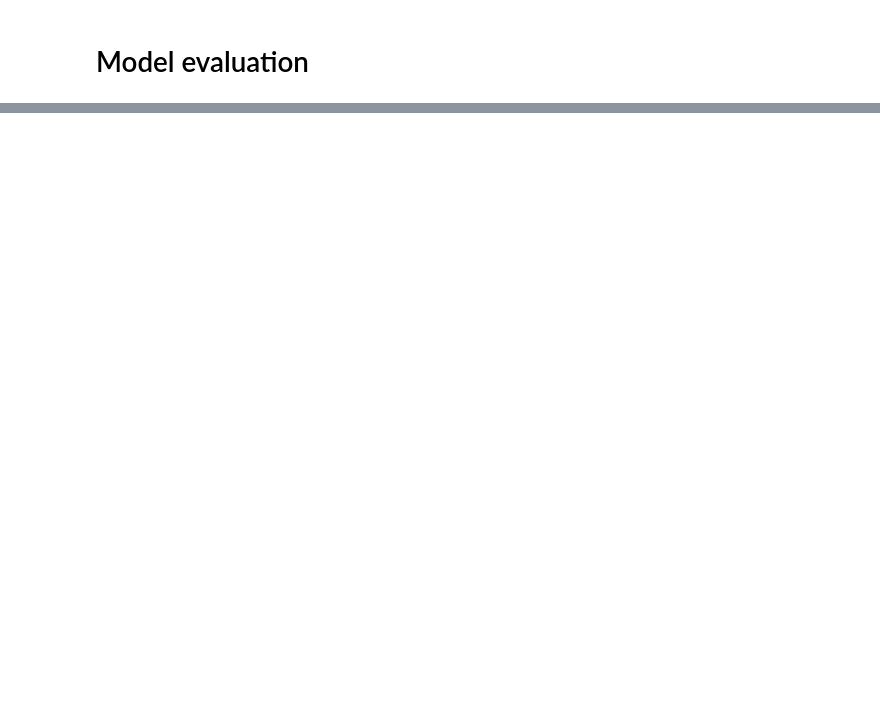
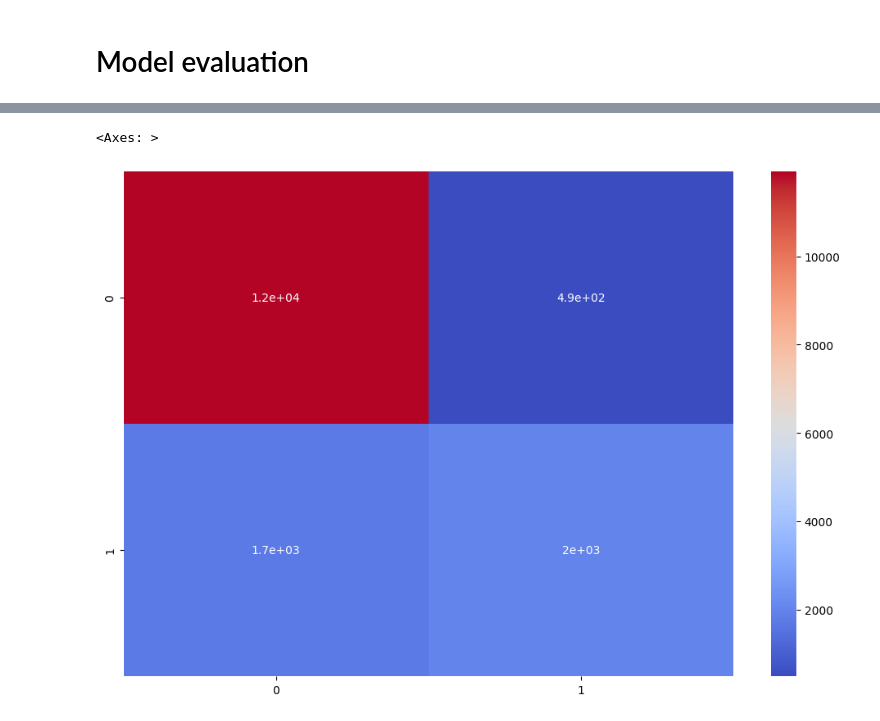
Before and after one commit to cipherdragon/CM2604-cw, a Jupyter notebook: main.ipynb, the cells around one changed output, grey strips where cells are left out. Saved outputs shown, nothing was run; the diff lists cells and outputs as text; code cells hidden in the pictures; blank space fills up the shorter version.

```diff
--- a/main.ipynb
+++ b/main.ipynb
@@ -608,3 +612,15 @@ Classification report for Gaussian Naive Bayes
     accuracy                           0.77     16146
    macro avg       0.72      0.80      0.73     16146
 weighted avg       0.84      0.77      0.79     16146
+# %%
+# Confusion matrix with seaborn
+
+from sklearn.metrics import confusion_matrix
+
+conf_matrix = confusion_matrix(testing_y, rfc.predict(testing_x))
+
+plt.figure(figsize=(12,8))
+sns.heatmap(conf_matrix, annot=True, cmap="coolwarm")
+# %% [output]
+<Axes: >
+[figure, added]
```
Also changed, not shown: parts of 5 cells of this notebook.
